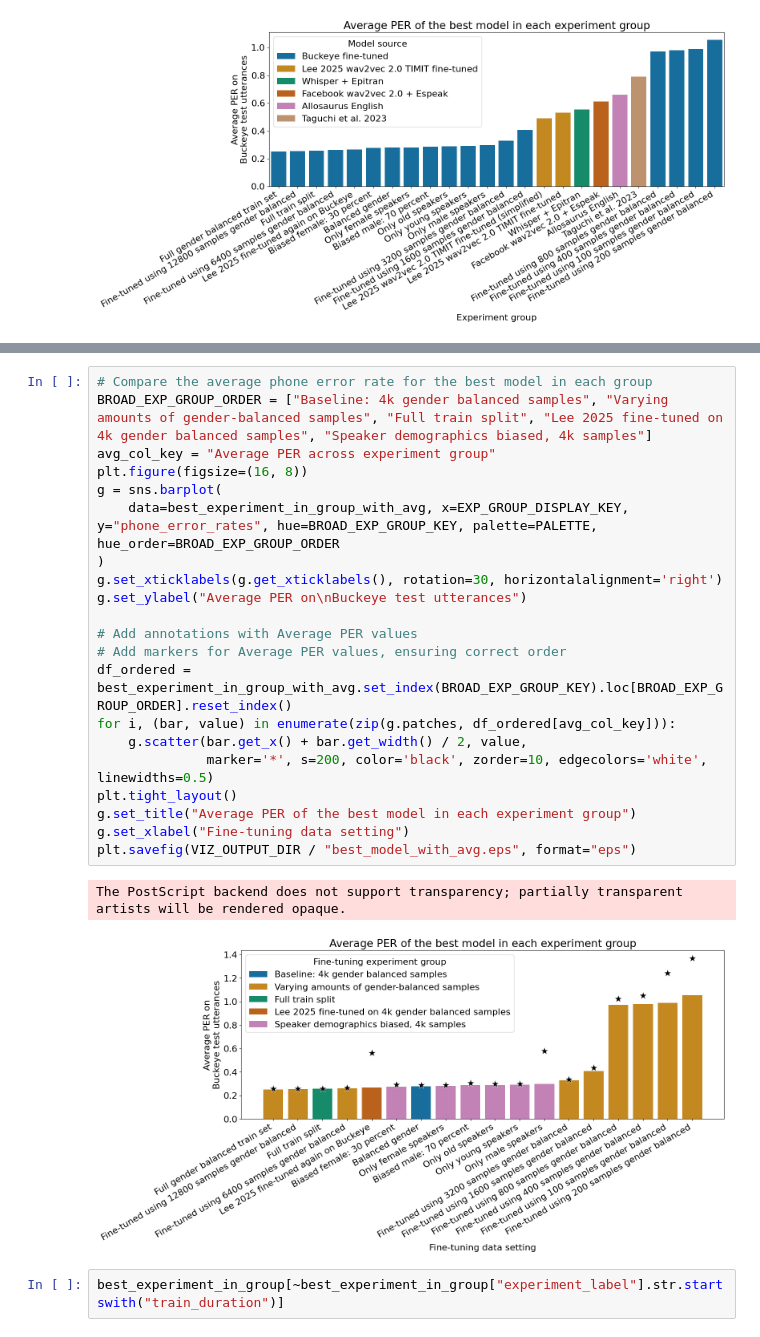
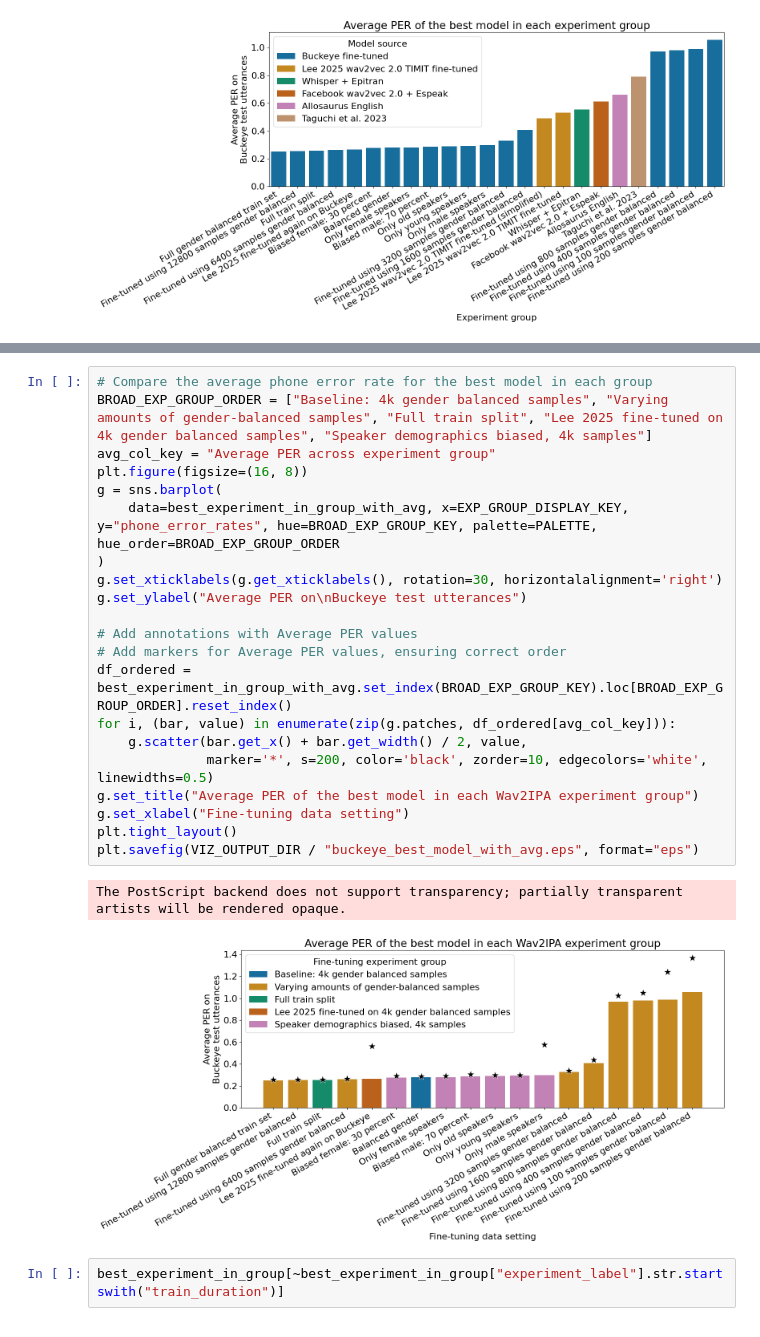
Before and after one commit to UMassCDS/wav2ipa, a Jupyter notebook: notebooks/amp_presentation/amp_evaluation_analysis.ipynb, the cells around one changed output, grey strips where cells are left out. Cells and saved outputs as stored; diff of their text form.

Commit message:
More minor updates to plots

```diff
--- a/notebooks/amp_presentation/amp_evaluation_analysis.ipynb
+++ b/notebooks/amp_presentation/amp_evaluation_analysis.ipynb
@@ -345,27 +345,27 @@ display(best_experiment_in_group_with_avg)
 # %%
 # Compare the average phone error rate for the best model in each group
 BROAD_EXP_GROUP_ORDER = ["Baseline: 4k gender balanced samples", "Varying amounts of gender-balanced samples", "Full train split", "Lee 2025 fine-tuned on 4k gender balanced samples", "Speaker demographics biased, 4k samples"]
 avg_col_key = "Average PER across experiment group"
 plt.figure(figsize=(16, 8))
 g = sns.barplot(
     data=best_experiment_in_group_with_avg, x=EXP_GROUP_DISPLAY_KEY, y="phone_error_rates", hue=BROAD_EXP_GROUP_KEY, palette=PALETTE, hue_order=BROAD_EXP_GROUP_ORDER
 )
 g.set_xticklabels(g.get_xticklabels(), rotation=30, horizontalalignment='right')
 g.set_ylabel("Average PER on\nBuckeye test utterances")
 
 # Add annotations with Average PER values
 # Add markers for Average PER values, ensuring correct order
 df_ordered = best_experiment_in_group_with_avg.set_index(BROAD_EXP_GROUP_KEY).loc[BROAD_EXP_GROUP_ORDER].reset_index()
 for i, (bar, value) in enumerate(zip(g.patches, df_ordered[avg_col_key])):
     g.scatter(bar.get_x() + bar.get_width() / 2, value,
               marker='*', s=200, color='black', zorder=10, edgecolors='white', linewidths=0.5)
+g.set_title("Average PER of the best model in each Wav2IPA experiment group")
+g.set_xlabel("Fine-tuning data setting")
 plt.tight_layout()
-g.set_title("Average PER of the best model in each experiment group")
-g.set_xlabel("Fine-tuning data setting")
-plt.savefig(VIZ_OUTPUT_DIR / "best_model_with_avg.eps", format="eps")
+plt.savefig(VIZ_OUTPUT_DIR / "buckeye_best_model_with_avg.eps", format="eps")
 # %% [output]
 The PostScript backend does not support transparency; partially transparent artists will be rendered opaque.
-[figure, old version]
+[figure, new version]
 # %%
 best_experiment_in_group[~best_experiment_in_group["experiment_label"].str.startswith("train_duration")]
 # %% [output]
```
Also changed, not shown: parts of 2 cells of this notebook.
